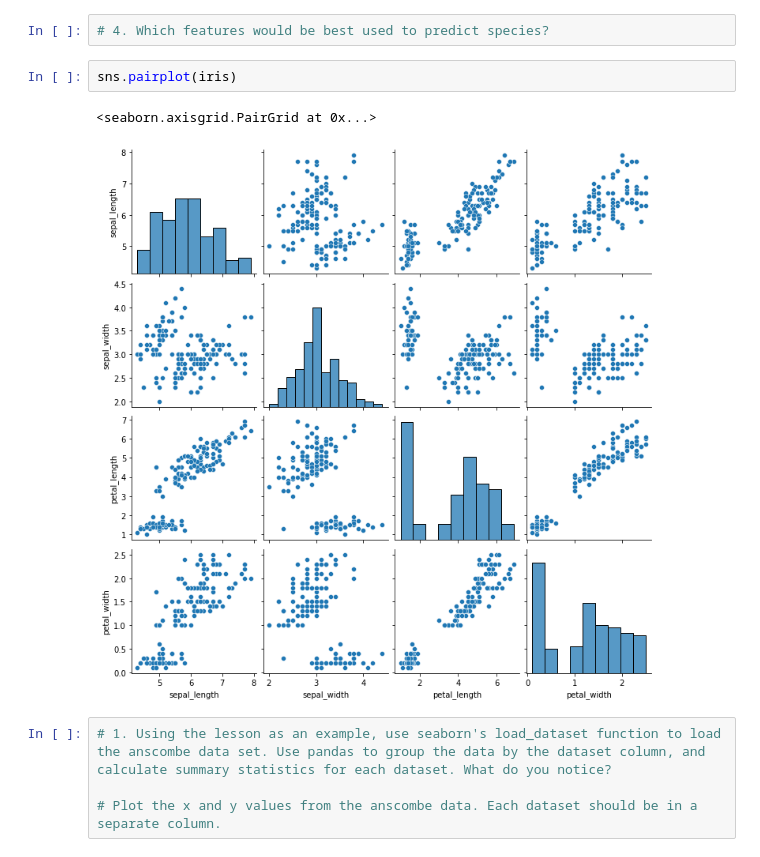
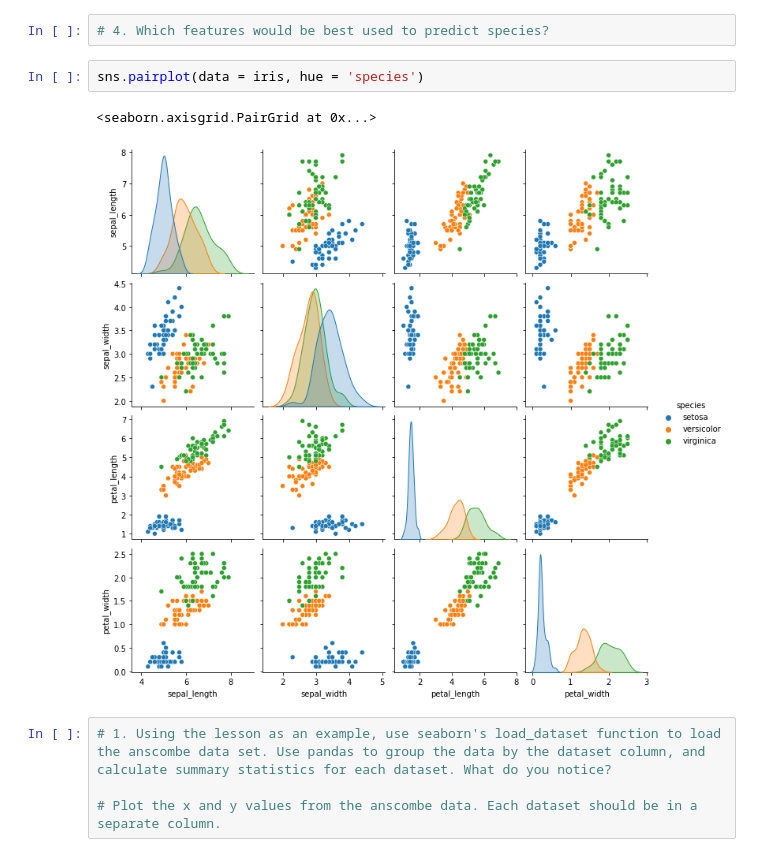
Before and after one commit to Chenchen070/numpy-pandas-visualization-exercises, a Jupyter notebook: seaborn_exercises.ipynb, the cells around one changed output. Saved outputs shown, nothing was run; the diff lists cells and outputs as text.

```diff
--- a/seaborn_exercises.ipynb
+++ b/seaborn_exercises.ipynb
@@ -81,10 +79,10 @@ sns.heatmap(sepals_corr)
 # %%
 # 4. Which features would be best used to predict species?
 # %%
-sns.pairplot(iris)
+sns.pairplot(data = iris, hue = 'species')
 # %% [output]
 <seaborn.axisgrid.PairGrid at 0x...>
-[figure, old version]
+[figure, new version]
 # %%
 # 1. Using the lesson as an example, use seaborn's load_dataset function to load the anscombe data set. Use pandas to group the data by the dataset column, and calculate summary statistics for each dataset. What do you notice?
 
```
Also changed, not shown: parts of 36 cells of this notebook.
